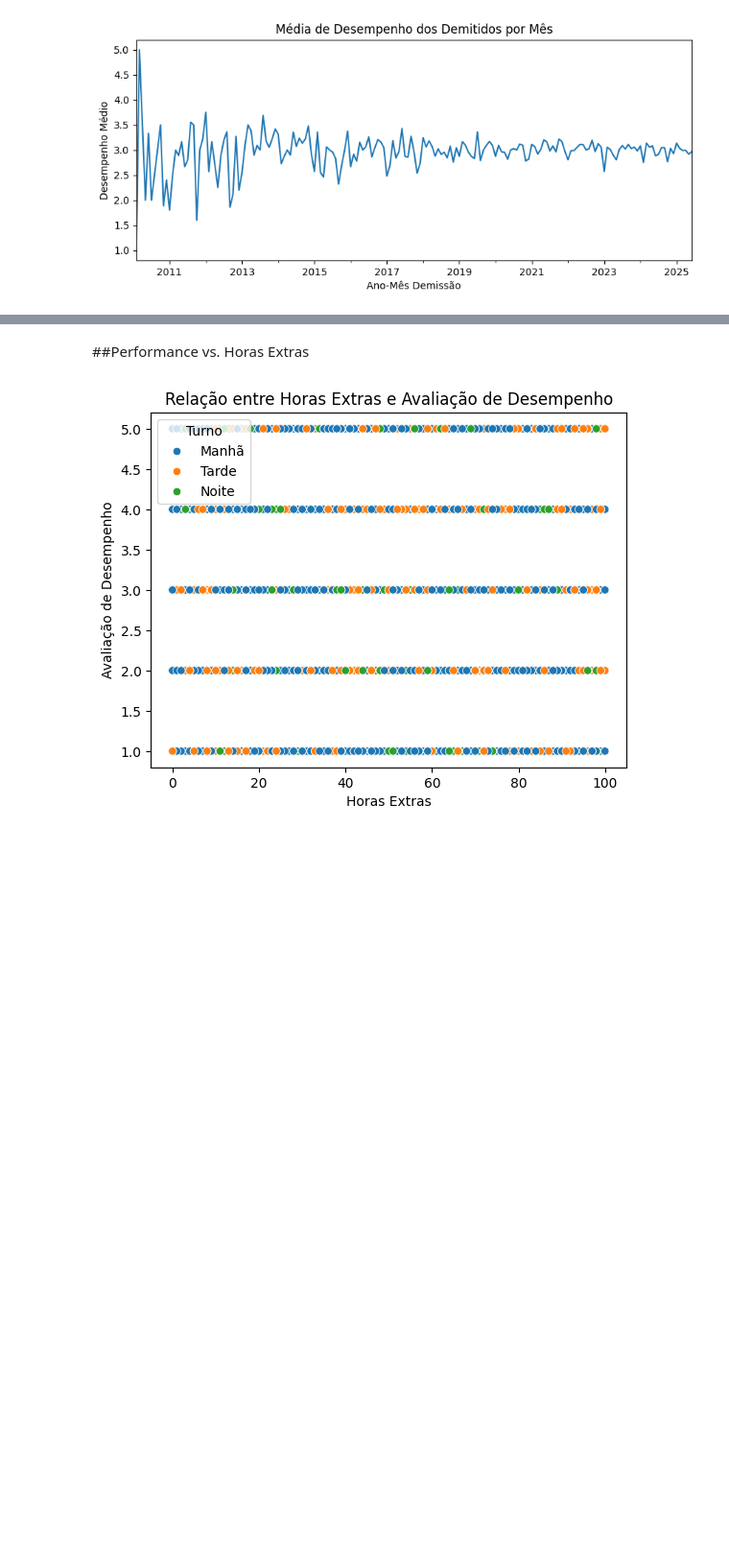
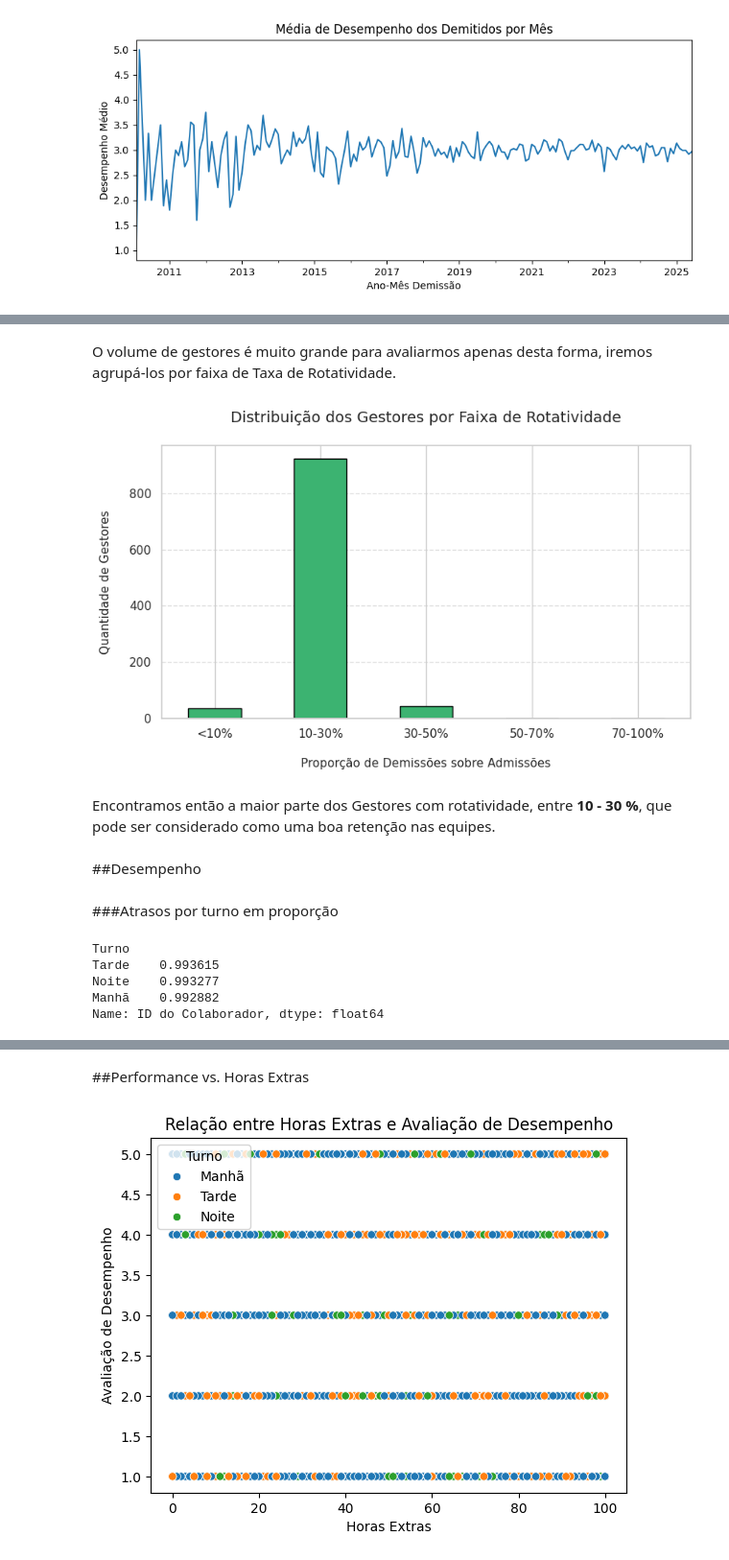
Before and after one commit to pela-andrea/people-analytics-case, a Jupyter notebook: scripts/03_analise_de_dados.ipynb, the cells around one changed output, grey strips where cells are left out. Shown at 96% size. Cells and saved outputs as stored; diff of their text form; code cells hidden in the pictures; blank space fills up the shorter version.

```diff
--- a/scripts/03_analise_de_dados.ipynb
+++ b/scripts/03_analise_de_dados.ipynb
@@ -1269,0 +909,62 @@ Isso pode sinalizar necessidade de revisão de jornada, localização, clima de
+# %% [markdown]
+O volume de gestores é muito grande para avaliarmos apenas desta forma, iremos agrupá-los por faixa de Taxa de Rotatividade.
+# %%
+#Calcular admissões e demissões por gestor
+gestores_fluxo = df.groupby('ID do Gestor').agg({
+    'Data de Admissão': 'count',
+    'Data de Demissão': lambda x: x.notna().sum()
+})
+
+gestores_fluxo.columns = ['Admissoes', 'Demissoes']
+
+#Calcular proporção de demissões sobre admissões
+gestores_fluxo['Proporcao'] = gestores_fluxo['Demissoes'] / gestores_fluxo['Admissoes']
+
+#Filtrar apenas gestores com pelo menos 20 admissões para evitar distorções
+gestores_filtrados = gestores_fluxo[gestores_fluxo['Admissoes'] >= 20]
+
+#Agrupar por faixas de rotatividade para facilitar a leitura dos dados
+bins = [0, 0.1, 0.3, 0.5, 0.7, 1.0]
+labels = ['<10%', '10-30%', '30-50%', '50-70%', '70-100%']
+gestores_filtrados['Faixa de Rotatividade'] = pd.cut(gestores_filtrados['Proporcao'], bins=bins, labels=labels)
+
+#Contar quantos gestores estão em cada faixa
+rotatividade_faixa = gestores_filtrados['Faixa de Rotatividade'].value_counts().sort_index()
+
+#Visualizar os resultados com um gráfico de barras
+plt.figure(figsize=(8, 5))
+rotatividade_faixa.plot(kind='bar', color='mediumseagreen', edgecolor='black')
+
+plt.title('Distribuição dos Gestores por Faixa de Rotatividade\n', fontsize=14)
+plt.xlabel('\nProporção de Demissões sobre Admissões', fontsize=11)
+plt.ylabel('Quantidade de Gestores\n', fontsize=11)
+plt.xticks(rotation=0)
+plt.grid(axis='y', linestyle='--', alpha=0.6)
+
+#Exibir o gráfico
+plt.tight_layout()
+plt.show()
+# %% [output]
+[figure, added]
+# %% [markdown]
+Encontramos então a maior parte dos Gestores com rotatividade, entre **10 - 30 %**, que pode ser considerado como uma boa retenção nas equipes.
+# %% [markdown]
+##Desempenho
+# %% [markdown]
+###Atrasos por turno em proporção
+# %%
+#Total de colaboradores por turno
+total_por_turno = df.groupby('Turno')['ID do Colaborador'].nunique()
+
+#Total de colaboradores com pelo menos 1 atraso por turno
+atrasos_por_turno = df[df['Quantidade de Atrasos'] > 0].groupby('Turno')['ID do Colaborador'].nunique()
+
+#Proporção de atrasos
+proporcao_atrasos = (atrasos_por_turno / total_por_turno).sort_values(ascending=False)
+print(proporcao_atrasos)
+# %% [output]
+Turno
+Tarde    0.993615
+Noite    0.993277
+Manhã    0.992882
+Name: ID do Colaborador, dtype: float64
```
Also changed, not shown: parts of 67 cells of this notebook.
